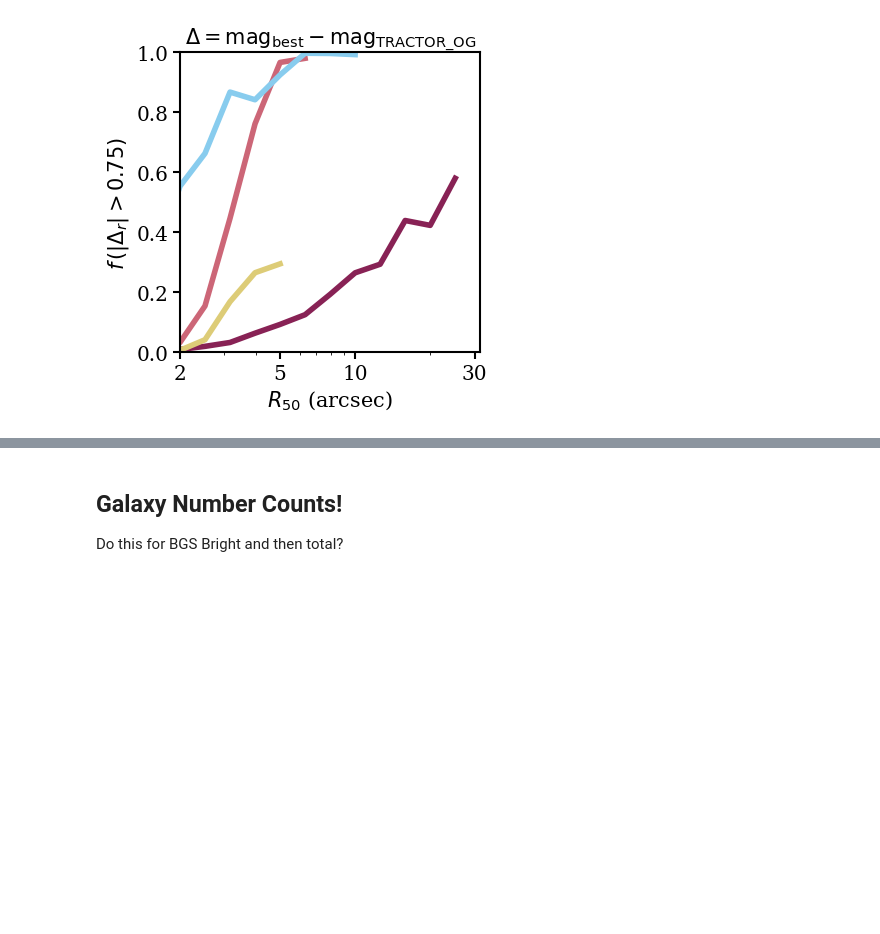
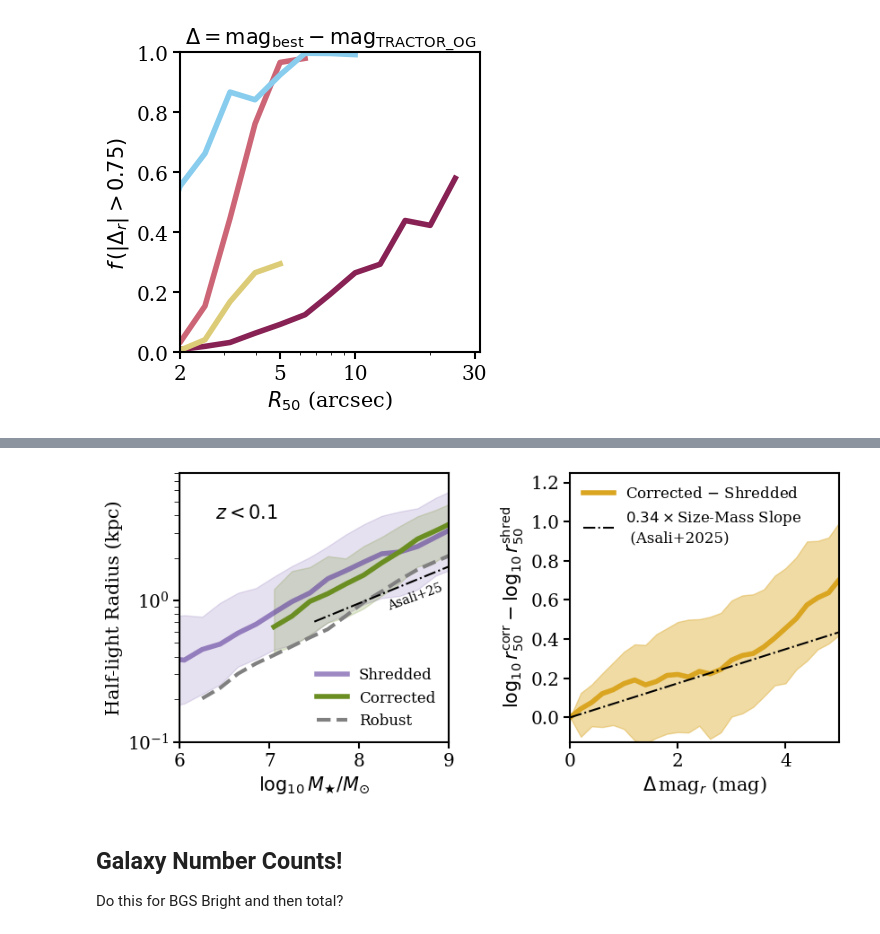
Before and after one commit to virajvman/desi_dwarfs, a Jupyter notebook: notebooks/shredding_paper/shredding_impact_sci.ipynb, the cells around one changed output, grey strips where cells are left out. Cells and saved outputs as stored; diff of their text form; code cells hidden in the pictures; blank space fills up the shorter version.

```diff
--- a/notebooks/shredding_paper/shredding_impact_sci.ipynb
+++ b/notebooks/shredding_paper/shredding_impact_sci.ipynb
@@ -522,0 +549,2 @@ Consolidated RA, DEC, and SHAPE_PARAMS columns added. Added PHOTOMETRY_UPDATED c
+# %%
+mstar_clean_all, size_clean_all = process_cat_size_clean()
@@ -529,7 +565,9 @@ size_new_all = np.concatenate([size_new_bgsb, size_new_bgsf, size_new_sga, size_
 # %%
 from desi_lowz_funcs import get_contours
 # %%
-conts_size_shred = get_contours(mstar_shred_all[size_shred_all > 0], np.log10(size_shred_all[size_shred_all > 0]), bins=np.arange(5.75,9.5,0.25),min_count=30,sigs=True)
-conts_size_new = get_contours(mstar_new_all[size_new_all > 0], np.log10(size_new_all[size_new_all > 0]), bins=np.arange(5.75,9.5,0.25),min_count=30,sigs=True)
+conts_size_shred = get_contours(mstar_shred_all[size_shred_all > 0], np.log10(size_shred_all[size_shred_all > 0]), bins=np.arange(5.75,9.5,0.2),min_count=30,sigs=True)
+conts_size_new = get_contours(mstar_new_all[size_new_all > 0], np.log10(size_new_all[size_new_all > 0]), bins=np.arange(5.75,9.5,0.2),min_count=30,sigs=True)
+# %%
+conts_size_clean = get_contours(mstar_clean_all[size_clean_all > 0], np.log10(size_clean_all[size_clean_all > 0]), bins=np.arange(5.75,9.5,0.2),min_count=30,sigs=True)
 # %%
 import matplotlib.ticker as mticker
@@ -648,7 +649,7 @@ def get_deltas(sample_name):
     return all_size_new[~np.isnan(all_size_deltas)], all_size_deltas[~np.isnan(all_size_deltas)], all_mag_deltas[~np.isnan(all_size_deltas)]
 # %%
 # all_cats = [bgsb_new] #, sga_new, bgsf_new, elg_new, lowz_new]
-all_cats = [bgsb_new, sga_new] #, bgsf_new, elg_new, lowz_new]
+all_cats = [bgsb_new, sga_new, bgsf_new, elg_new, lowz_new]
 # %%
 all_size_diffs = []
 all_mstar_diffs = []
@@ -963,3 +939,59 @@ plt.show()
+# %%
+ax = make_subplots(ncol=2,nrow=1,col_spacing = 1.35)
+
+#####
+
+ax[0].plot(conts_size_shred["bin_cents"], 10**np.array(conts_size_shred["median"]),color = "#5D3A9B",lw=4,label = "Shredded",alpha=0.6)
+ax[0].fill_between(x=conts_size_shred["bin_cents"], y1=10**np.array(conts_size_shred["sig1_high"]), y2=10**np.array(conts_size_shred["sig1_low"]), color = "#5D3A9B",alpha=0.15)
+
+ax[0].plot(conts_size_new["bin_cents"], 10**np.array(conts_size_new["median"]),color = "olivedrab",lw=4,label = "Corrected")
+ax[0].fill_between(x=conts_size_new["bin_cents"], y1=10**np.array(conts_size_new["sig1_high"]), y2=10**np.array(conts_size_new["sig1_low"]), color = "olivedrab",alpha=0.2)
+
+ax[0].plot(conts_size_clean["bin_cents"], 10**np.array(conts_size_clean["median"]),color = "grey",ls="--",label = "Robust",lw=3)
+
+mstar_grid = np.linspace(7.5,9.5)
+log_r12_model = 0.26*mstar_grid - 2.10
+ax[0].plot(mstar_grid, 10**log_r12_model, color = "k",ls="-.",lw=1.5)
+ax[0].text(8.3,10**-0.065,"Asali+25",rotation=20,fontsize = 10,color = "k")
+
+ax[0].set_xlim([6,9])
+ax[0].set_ylim([0.1,8])
+ax[0].set_ylabel(r"Half-light Radius (kpc)",fontsize = 15)
+ax[0].set_xlabel(r"$\log_{10}M_{\bigstar}/M_{\odot}$",fontsize = 15)
+ax[0].legend(frameon=False,fontsize = 12,loc="lower right")
+ax[0].set_yscale("log")
+
+# # Turn on the minor tick marks (but no labels)
+ax[0].tick_params(axis="y", which="minor", length=4)
+
+ax[0].text(0.25,0.85,r"$z < 0.1$",fontsize = 15,color="k",transform=ax[0].transAxes,ha="center", va="center")
+
+
+##################
+
+x = -1*all_mag_diffs
+y = all_size_diffs
+
+conts_diff = get_contours(x,y,bins=np.arange(-0.1,5.5,0.2), sigs=True)
+
+color = "goldenrod"
+ax[1].plot(conts_diff["bin_cents"], conts_diff["median"],color = color,lw=4,label = r"Corrected $-$ Shredded")
+ax[1].fill_between(x=conts_diff["bin_cents"], y1=conts_diff["sig1_high"], y2=conts_diff["sig1_low"], color = color,alpha=0.4)
+
+xgrid = np.linspace(0,5,100)
+ax[1].plot(xgrid,0.335*0.26*xgrid,color = "k",ls="-.",lw=1.5,label = r"$0.34\times$" "Size-Mass Slope \n (Asali+2025)")
+
+ax[1].legend(frameon=False,fontsize=12,loc="upper left")
+ax[1].set_xlim([0,5])
+ax[1].set_ylim([-0.125,1.25])
+ax[1].set_xlabel(r"$\Delta\,$mag$_r$ (mag)",fontsize = 15)
+ax[1].set_ylabel(r"$\log_{10}r^{\rm corr}_{50} - \log_{10}r^{\rm shred}_{50} $",fontsize = 15)
+
+plt.savefig(f"{save_folder}/shred_size_mass_plot.pdf",bbox_inches="tight")
+
+plt.show()
+# %% [output]
+[figure, added]
 # %% [markdown]
 ## Galaxy Number Counts!
 
```
Also changed, not shown: parts of 18 cells of this notebook, 34 other files.
